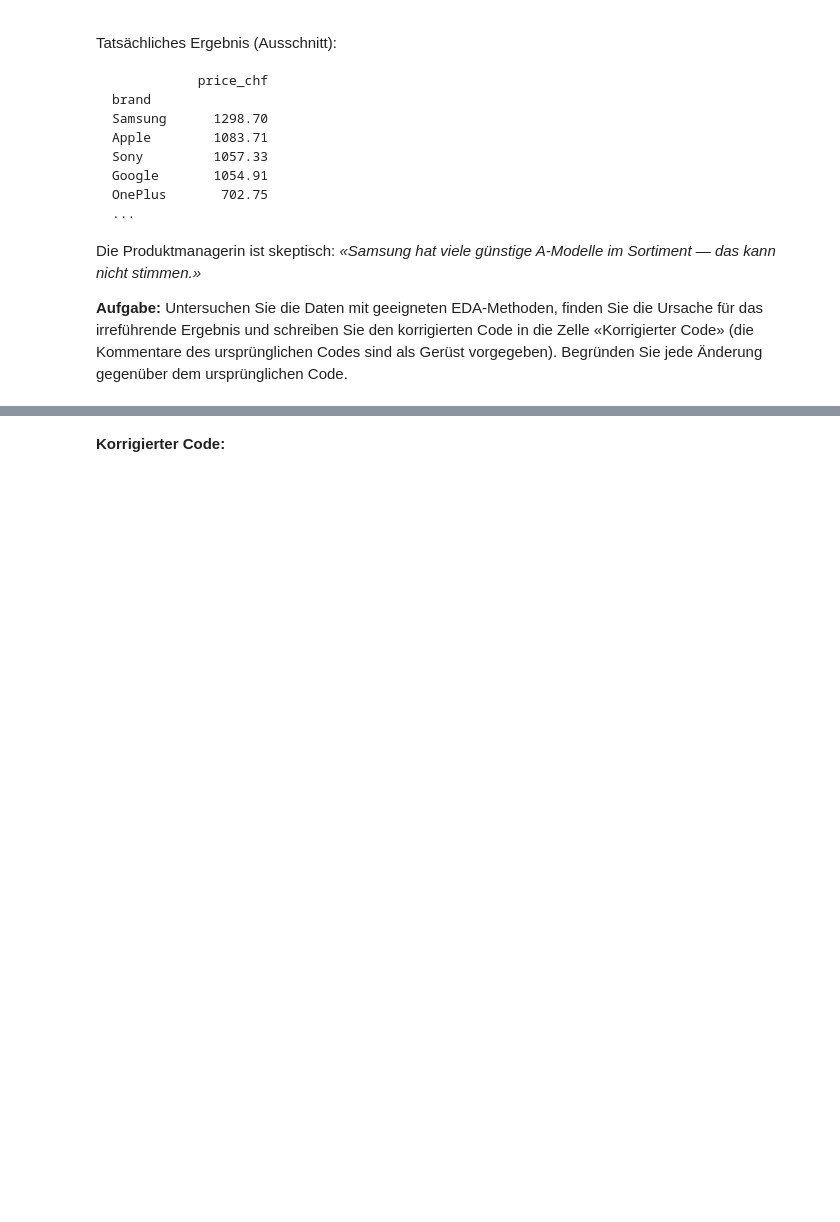
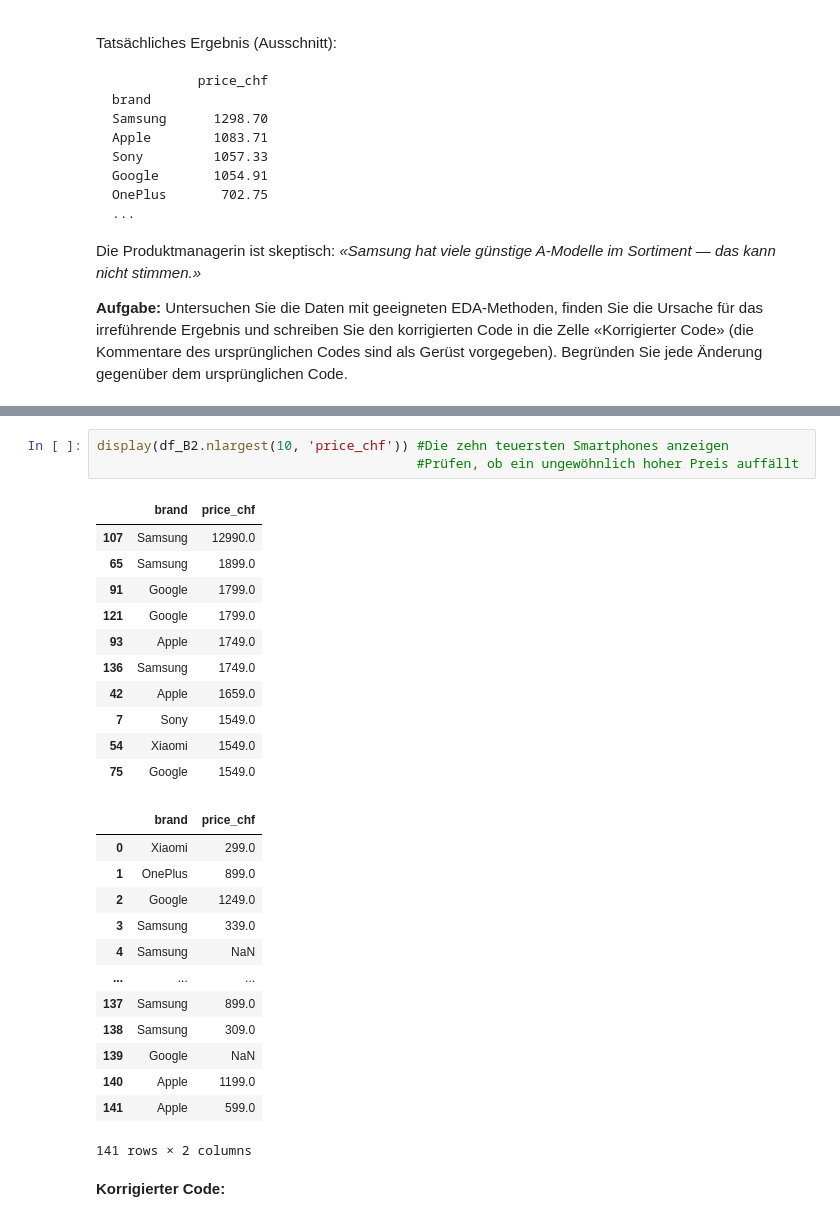
Before and after one commit to pyrat12/DS_HS2026_LNW, a Jupyter notebook: DS_HS2026_LNW_I_Examples/AP02/AP02 Mock Exam/AP02 Mock Exam.ipynb, the cells around one changed output, grey strips where cells are left out. Drawn from its saved outputs; the diff is of its cells as text; blank space fills up the shorter version.

```diff
--- a/DS_HS2026_LNW_I_Examples/AP02/AP02 Mock Exam/AP02 Mock Exam.ipynb
+++ b/DS_HS2026_LNW_I_Examples/AP02/AP02 Mock Exam/AP02 Mock Exam.ipynb
@@ -408,3 +474,31 @@ Die Produktmanagerin ist skeptisch: *«Samsung hat viele günstige A-Modelle im
+# %%
+display(df_B2.nlargest(10, 'price_chf')) #Die zehn teuersten Smartphones anzeigen
+                                         #Prüfen, ob ein ungewöhnlich hoher Preis auffällt
+# %% [output]
+|  | brand | price_chf |
+| 107 | Samsung | 12990.0 |
+| 65 | Samsung | 1899.0 |
+| 91 | Google | 1799.0 |
+| 121 | Google | 1799.0 |
+| 93 | Apple | 1749.0 |
+| 136 | Samsung | 1749.0 |
+| 42 | Apple | 1659.0 |
+| 7 | Sony | 1549.0 |
+| 54 | Xiaomi | 1549.0 |
+| 75 | Google | 1549.0 |
+|  | brand | price_chf |
+| 0 | Xiaomi | 299.0 |
+| 1 | OnePlus | 899.0 |
+| 2 | Google | 1249.0 |
+| 3 | Samsung | 339.0 |
+| 4 | Samsung | NaN |
+| ... | ... | ... |
+| 137 | Samsung | 899.0 |
+| 138 | Samsung | 309.0 |
+| 139 | Google | NaN |
+| 140 | Apple | 1199.0 |
+| 141 | Apple | 599.0 |
+141 rows × 2 columns
 # %% [markdown]
 **Korrigierter Code:**
 # %%
```
Also changed, not shown: parts of 7 cells of this notebook, 3 other files.
